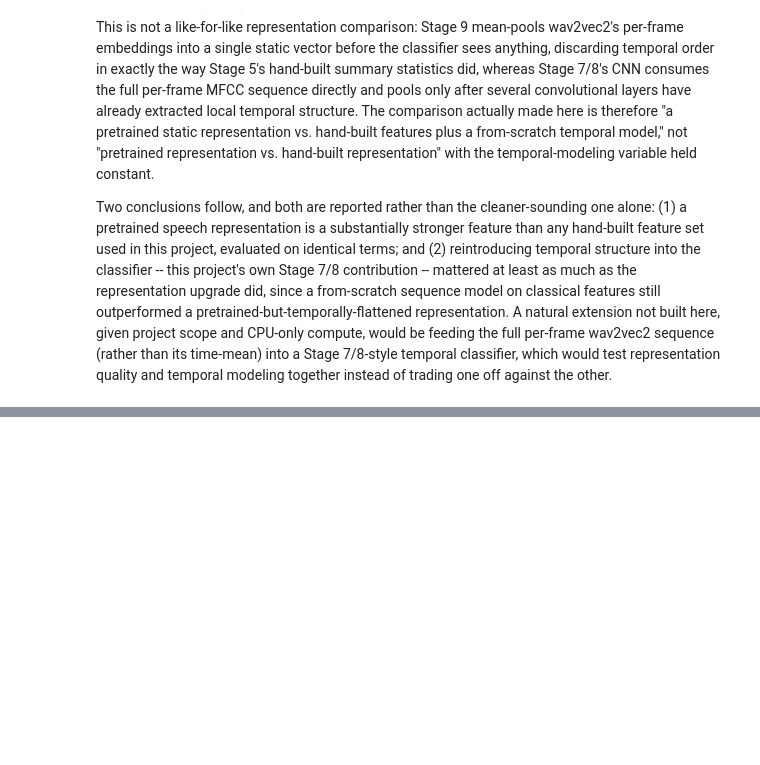
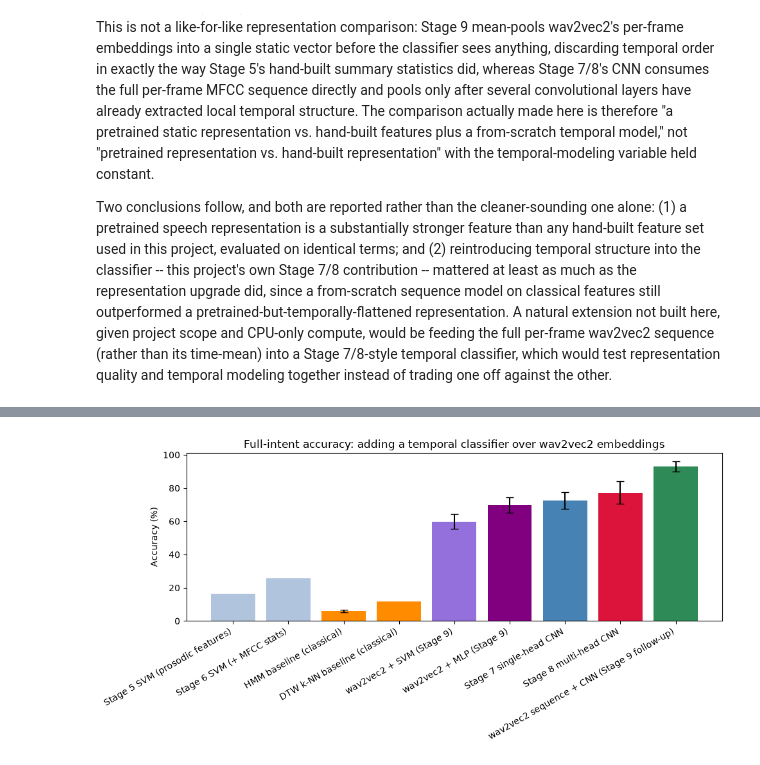
Before and after one commit to shruti-sivakumar/speech-to-action, a Jupyter notebook: notebooks/stage9_pretrained_embedding_comparison.ipynb, the cells around one changed output, grey strips where cells are left out. Saved outputs shown, nothing was run; the diff lists cells and outputs as text; code cells hidden in the pictures; blank space fills up the shorter version.

Commit message:
Add Stage 9 follow-up: full-sequence wav2vec2 + CNN (93.1% CV accuracy)

```diff
--- a/notebooks/stage9_pretrained_embedding_comparison.ipynb
+++ b/notebooks/stage9_pretrained_embedding_comparison.ipynb
@@ -85,0 +93,6 @@ Two conclusions follow, and both are reported rather than the cleaner-sounding o
+# %%
+wav2vec2_seq_cv = pd.read_csv(f"{DATA_ROOT}/wav2vec2_seq_cv_results.csv")
+print("wav2vec2 full-sequence CNN (Stage 9 follow-up) per-fold results:")
+print(wav2vec2_seq_cv.to_string(index=False))
+print()
+print(f"Mean: {wav2vec2_seq_cv['held_out_acc'].mean():.4f} +/- {wav2vec2_seq_cv['held_out_acc'].std():.4f}")
@@ -85,0 +109,11 @@ Two conclusions follow, and both are reported rather than the cleaner-sounding o
+# %%
+summary2 = pd.concat([
+    summary[["Model", "Accuracy_pct", "Std_pct", "Eval"]],
+    pd.DataFrame([{
+        "Model": "wav2vec2 sequence + CNN (Stage 9 follow-up)",
+        "Accuracy_pct": round(wav2vec2_seq_cv["held_out_acc"].mean() * 100, 1),
+        "Std_pct": round(wav2vec2_seq_cv["held_out_acc"].std() * 100, 1),
+        "Eval": "5-fold speaker CV",
+    }]),
+], ignore_index=True)
+summary2
@@ -85,0 +131,11 @@ Two conclusions follow, and both are reported rather than the cleaner-sounding o
+# %%
+fig, ax = plt.subplots(figsize=(10, 5))
+colors2 = colors + ["seagreen"]
+ax.bar(summary2["Model"], summary2["Accuracy_pct"], yerr=summary2["Std_pct"], capsize=4, color=colors2)
+ax.set_ylabel("Accuracy (%)")
+ax.set_title("Full-intent accuracy: adding a temporal classifier over wav2vec2 embeddings")
+plt.setp(ax.get_xticklabels(), rotation=30, ha="right")
+fig.tight_layout()
+plt.show()
+# %% [output]
+[figure, added]
```
Also changed, not shown: parts of 4 cells of this notebook.
